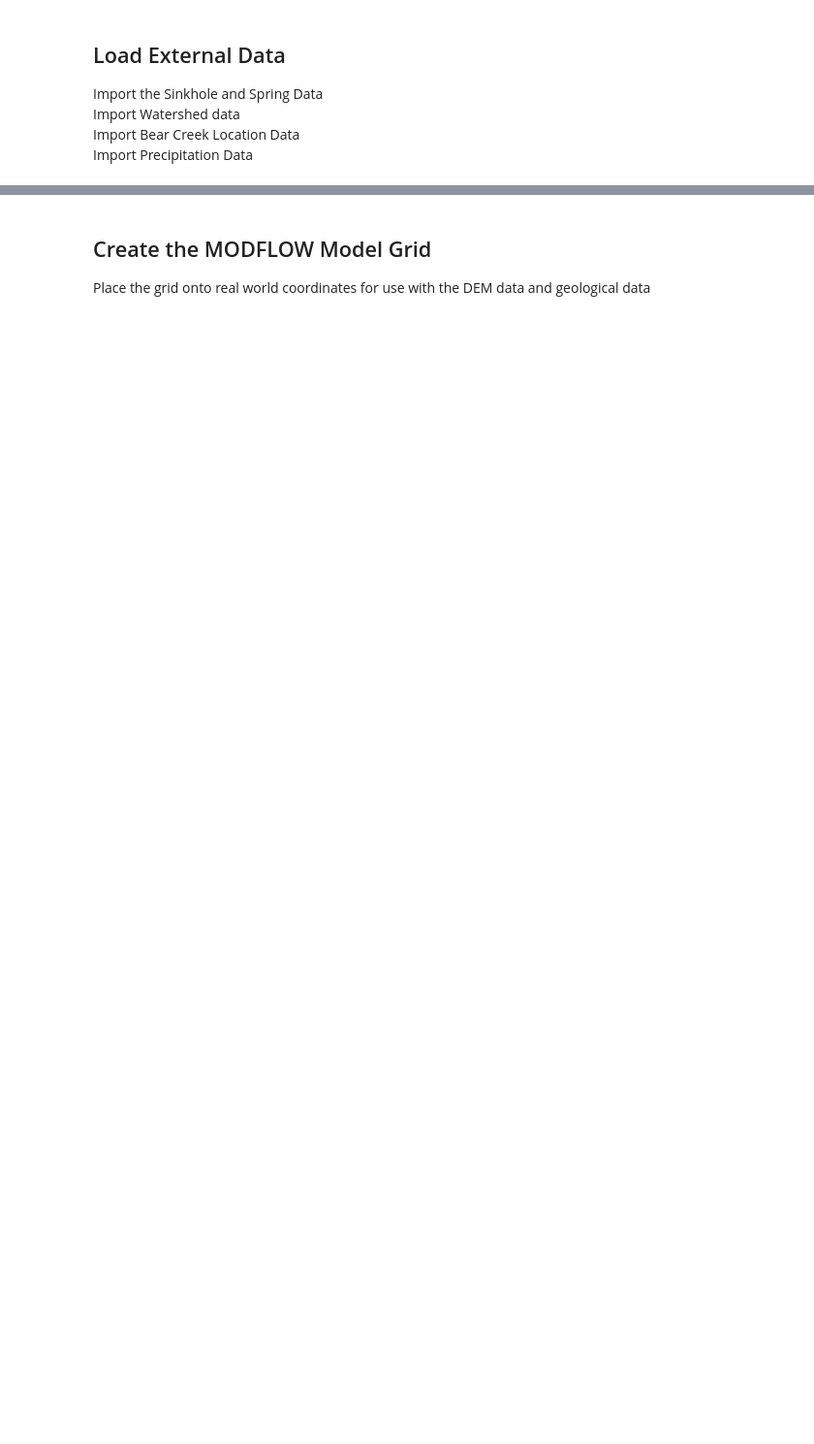
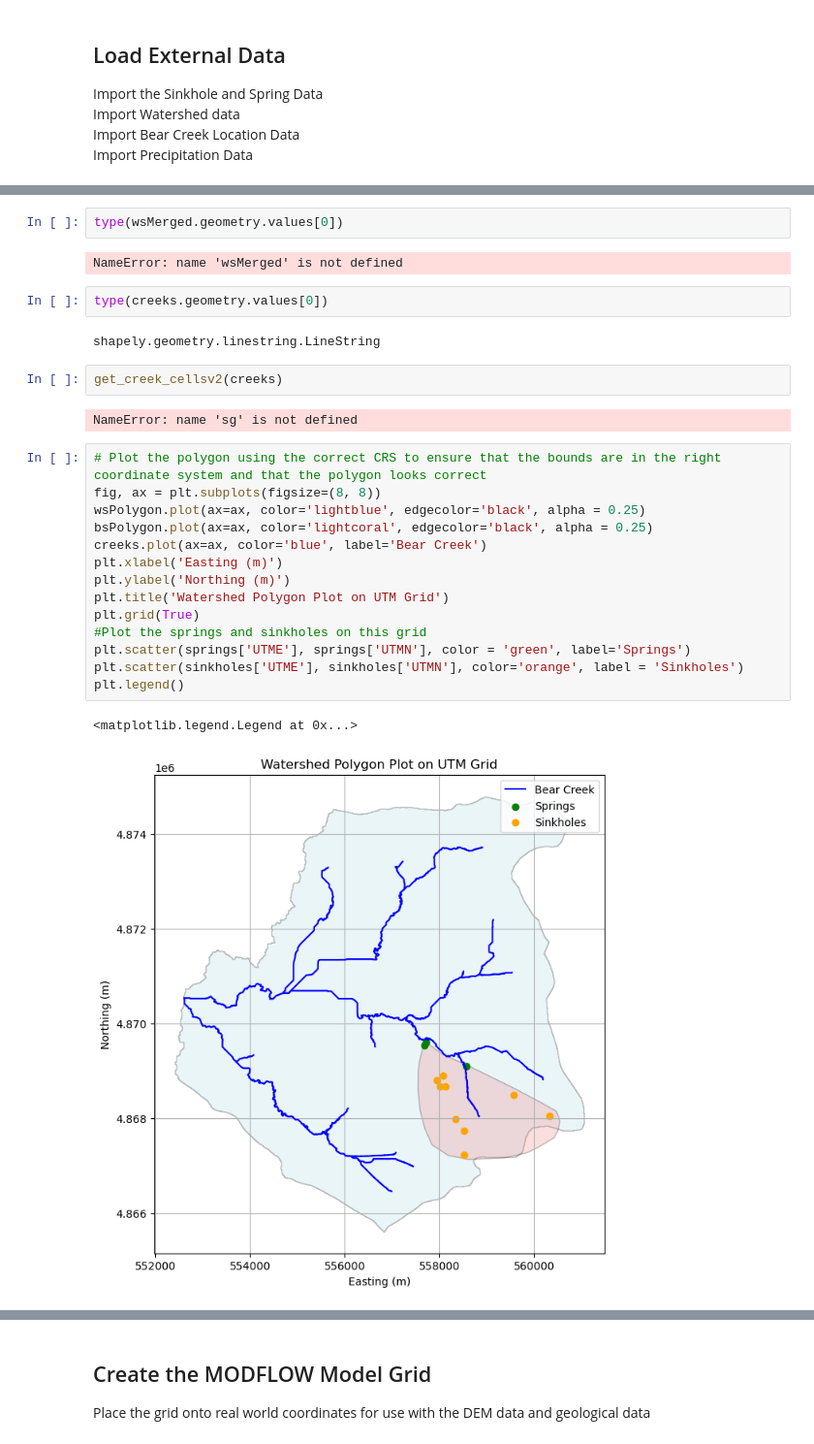
Before and after one commit to Csaucer/BearSpringUMN, a Jupyter notebook: EPM/EPM_wsgrid.ipynb, the cells around one changed output, grey strips where cells are left out. Shown: that part at 97% size. Drawn from its saved outputs; the diff is of its cells as text; blank space fills up the shorter version.

```diff
--- a/EPM/EPM_wsgrid.ipynb
+++ b/EPM/EPM_wsgrid.ipynb
@@ -101,0 +178,29 @@ def get_creek_cells(creek, conductance = 10):
+# %%
+type(wsMerged.geometry.values[0])
+# %% [output]
+NameError: name 'wsMerged' is not defined
+# %%
+type(creeks.geometry.values[0])
+# %% [output]
+shapely.geometry.linestring.LineString
+# %%
+get_creek_cellsv2(creeks)
+# %% [output]
+NameError: name 'sg' is not defined
+# %%
+# Plot the polygon using the correct CRS to ensure that the bounds are in the right coordinate system and that the polygon looks correct
+fig, ax = plt.subplots(figsize=(8, 8))
+wsPolygon.plot(ax=ax, color='lightblue', edgecolor='black', alpha = 0.25)
+bsPolygon.plot(ax=ax, color='lightcoral', edgecolor='black', alpha = 0.25)
+creeks.plot(ax=ax, color='blue', label='Bear Creek')
+plt.xlabel('Easting (m)')
+plt.ylabel('Northing (m)')
+plt.title('Watershed Polygon Plot on UTM Grid')
+plt.grid(True)
+#Plot the springs and sinkholes on this grid
+plt.scatter(springs['UTME'], springs['UTMN'], color = 'green', label='Springs')
+plt.scatter(sinkholes['UTME'], sinkholes['UTMN'], color='orange', label = 'Sinkholes')
+plt.legend()
+# %% [output]
+<matplotlib.legend.Legend at 0x...>
+[figure, added]
```
Also changed, not shown: parts of 24 cells of this notebook, 14 other files.
